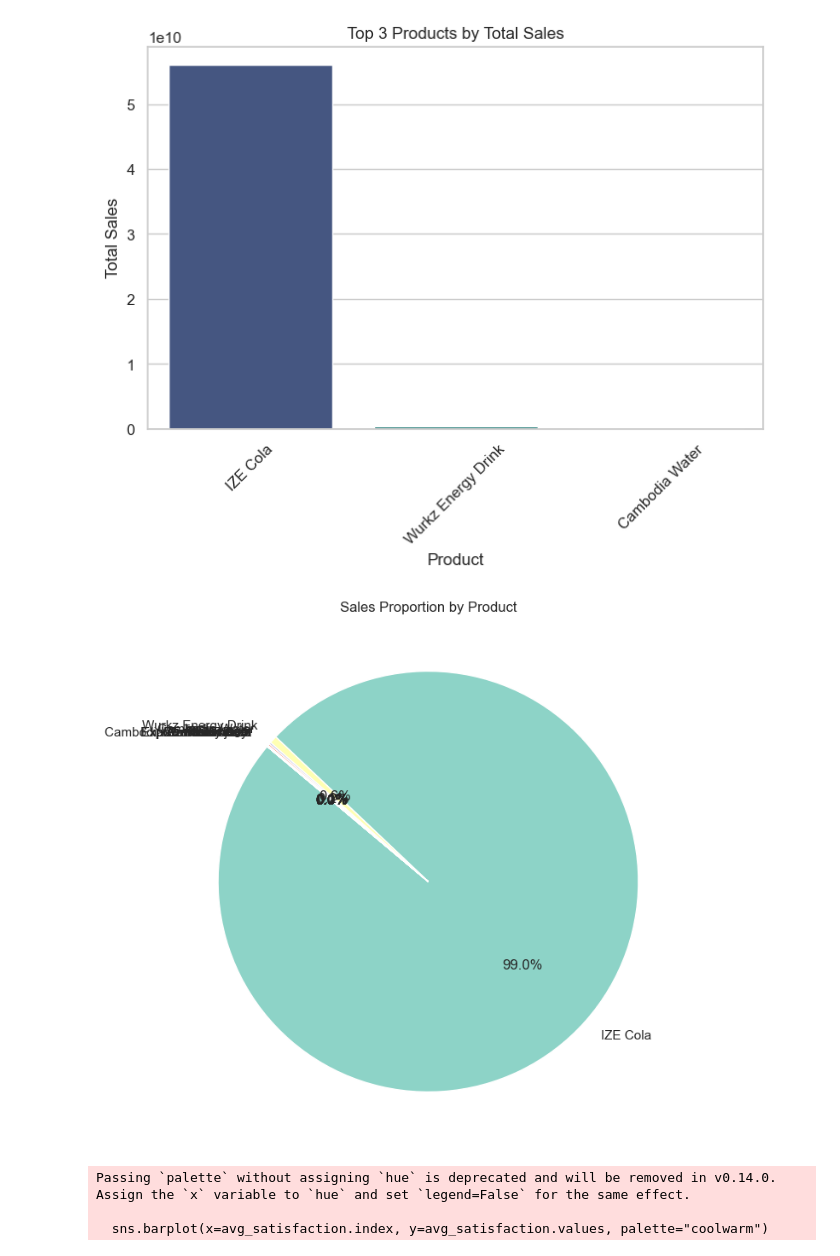
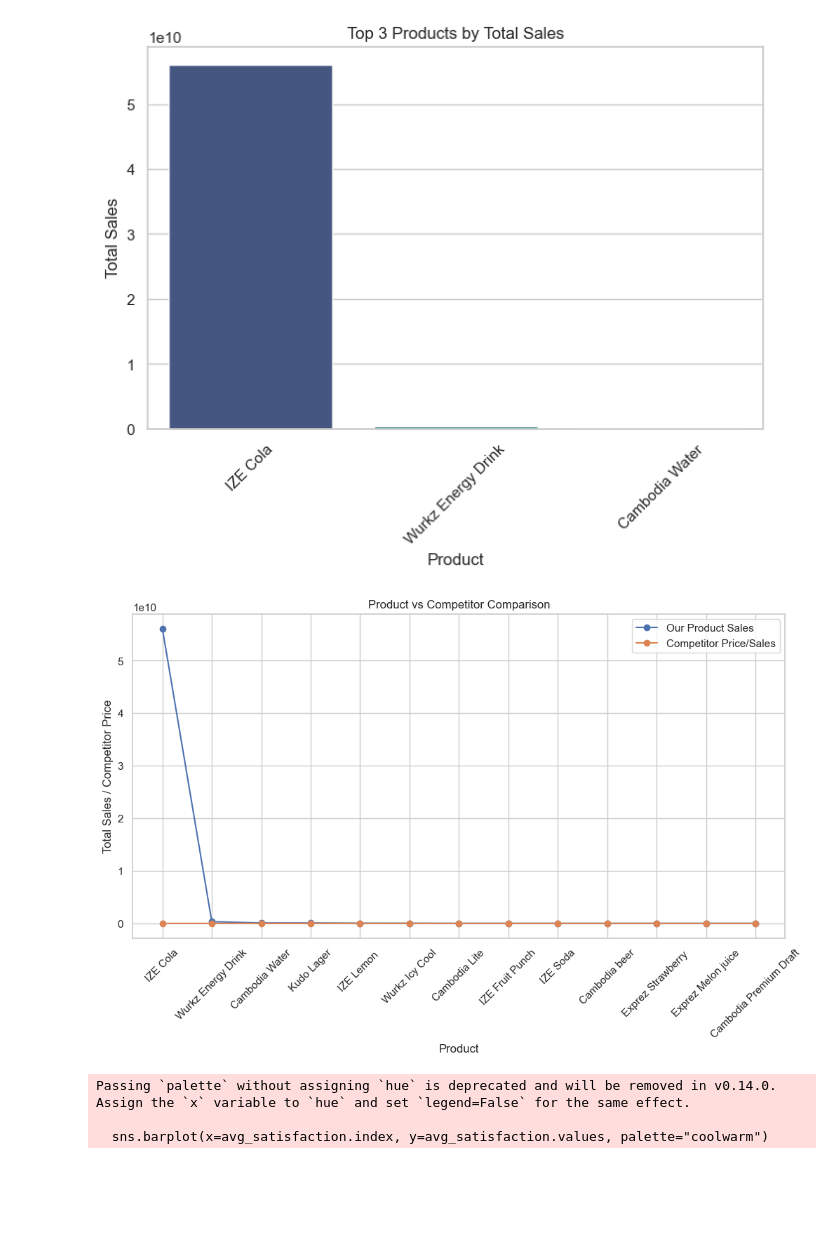
Before and after one commit to phearomITE/product_collection-, a Jupyter notebook: Analyst/analyst.ipynb, the cells around one changed output. Saved outputs shown, nothing was run; the diff lists cells and outputs as text; code cells hidden in the pictures; blank space fills up the shorter version.

Commit message:
Add updated analysis notebook and visualizations

```diff
--- a/Analyst/analyst.ipynb
+++ b/Analyst/analyst.ipynb
@@ -153,14 +132,25 @@ Passing `palette` without assigning `hue` is deprecated and will be removed in v
   sns.barplot(x=top3_products.index, y=top3_products.values, palette="viridis")
 [figure]
 # %%
-# 7b: Pie chart - Sales proportion by product
-plt.figure(figsize=(8,8))
-sales_by_product.plot.pie(autopct='%1.1f%%', startangle=140, cmap="Set3")
-plt.ylabel("")
-plt.title("Sales Proportion by Product")
-plt.show()
+# Prepare data for line chart: Product vs Competitor
+if 'competitor_price' in df.columns:
+    # Aggregate total sales and total competitor price by product
+    comparison = df.groupby('product')[['total_sales', 'competitor_price']].sum().sort_values('total_sales', ascending=False)
+
+    # Plot line chart
+    plt.figure(figsize=(12,6))
+    plt.plot(comparison.index, comparison['total_sales'], marker='o', label='Our Product Sales')
+    plt.plot(comparison.index, comparison['competitor_price'], marker='o', label='Competitor Price/Sales')
+
+    plt.title("Product vs Competitor Comparison")
+    plt.xlabel("Product")
+    plt.ylabel("Total Sales / Competitor Price")
+    plt.xticks(rotation=45)
+    plt.legend()
+    plt.grid(True)
+    plt.show()
 # %% [output]
-[figure, old version]
+[figure, new version]
 # %%
 # 7c: Column chart - Average satisfaction score by product
 if 'satisfaction_score' in df.columns:
```
Also changed, not shown: parts of 1 cell of this notebook.
